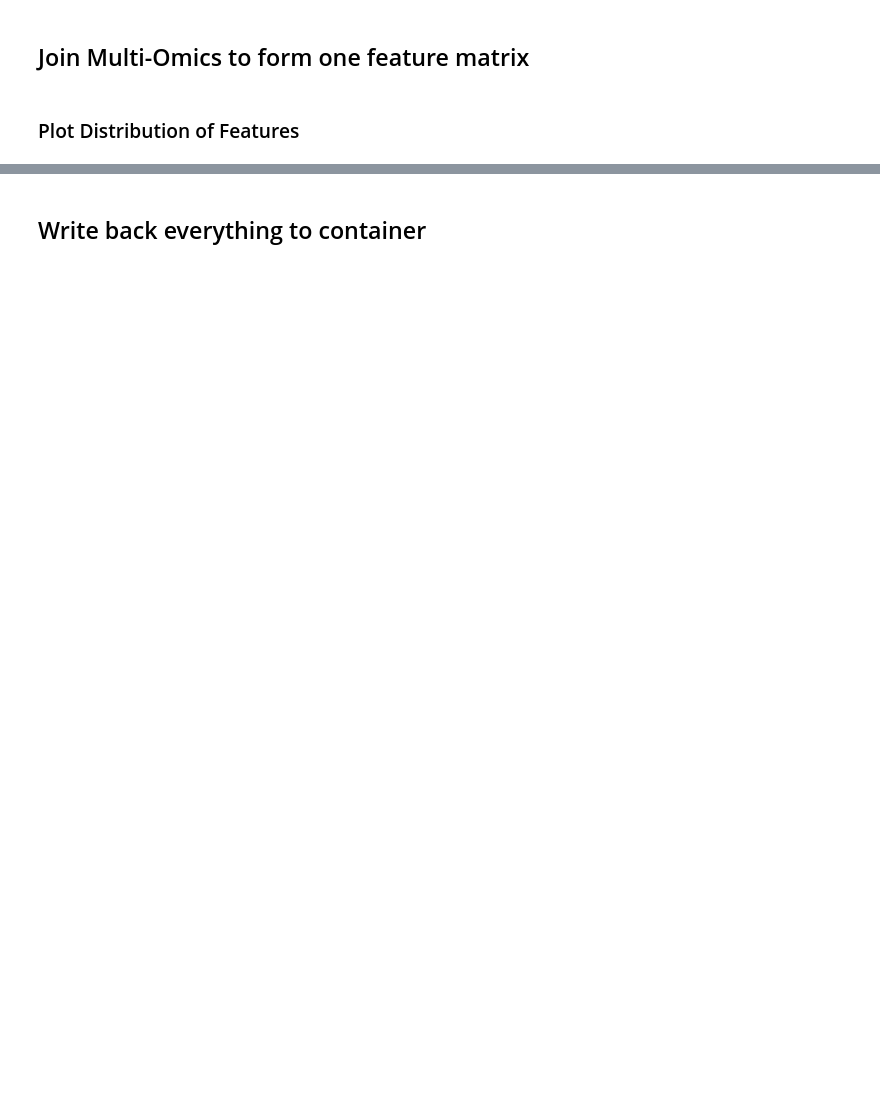
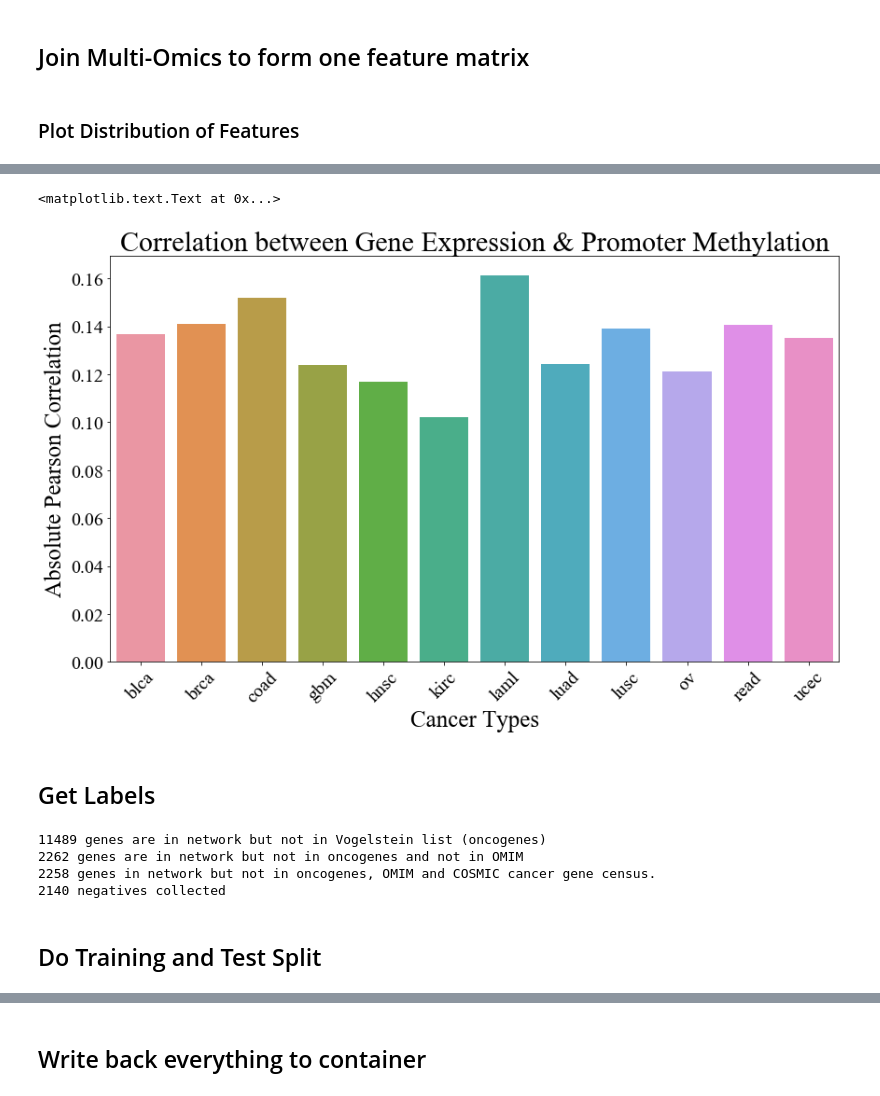
Before and after one commit to schulter/EMOGI, a Jupyter notebook: pancancer/preprocessing/build_multiomics_container.ipynb, the cells around one changed output, grey strips where cells are left out. Saved outputs shown, nothing was run; the diff lists cells and outputs as text; code cells hidden in the pictures; blank space fills up the shorter version.

```diff
--- a/pancancer/preprocessing/build_multiomics_container.ipynb
+++ b/pancancer/preprocessing/build_multiomics_container.ipynb
@@ -90,0 +117,20 @@ fig.savefig('multi_omics_feature_distribution_normed.png', dpi=300)
+# %%
+import scipy
+methgecorr = []
+for i in range(12):
+    corr = scipy.stats.pearsonr(meth_features[:, i], ge_features[:, i])
+    #print ("Correlation for {} between promoter methylation and gene expression: {}".format(cnames_full[i], corr))
+    methgecorr.append(abs(corr[0]))
+
+fig = plt.figure(figsize=(14, 8))
+ax = seaborn.barplot(x=list(range(12)), y=methgecorr)
+_ = plt.xlabel('Cancer Types', fontsize=25)
+_ = plt.ylabel('Absolute Pearson Correlation', fontsize=25)
+_ = plt.xticks(range(12), cnames_full, rotation=45, fontsize=20)
+_ = plt.setp(plt.gca().get_yticklabels(), fontsize=20)
+plt.title('Correlation between Gene Expression & Promoter Methylation', fontsize=30)
+# %% [output]
+<matplotlib.text.Text at 0x...>
+[figure, added]
+# %% [markdown]
+## Get Labels
@@ -90,0 +158,34 @@ fig.savefig('multi_omics_feature_distribution_normed.png', dpi=300)
+# %%
+# get rid of the vogelstein cancer genes
+not_positives = nodes[~nodes.Name.isin(known_cancer_genes)]
+print ("{} genes are in network but not in Vogelstein list (oncogenes)".format(not_positives.shape[0]))
+
+# get rid of the OMIM disease genes
+omim_genes = pd.read_csv('../../data/pancancer/OMIM/genemap2.txt', sep='\t', comment='#', header=None)
+omim_genes.columns = ['Chromosome', 'Genomic Position Start', 'Genomic Position End', 'Cyto Location',
+                      'Computed Cyto Location', 'Mim Number', 'Gene Symbol', 'Gene Name',
+                      'Approved Symbol', 'Entrez Gene ID', 'Ensembl Gene ID', 'Comments',
+                      'Phenotypes', 'Mouse Gene Symbol/ID']
+omim_gene_names = []
+for idx, row in omim_genes.iterrows():
+    gene_names = row['Gene Symbol'].strip().split(',')
+    omim_gene_names += gene_names
+omim_gene_names = list(set(omim_gene_names))
+not_omim_not_pos = not_positives[~not_positives.Name.isin(omim_gene_names)]
+print ("{} genes are in network but not in oncogenes and not in OMIM".format(not_omim_not_pos.shape[0]))
+
+# get rid of genes that are not in COSMIC
+cosmic_gene_scores = pd.read_csv('../../data/pancancer/cosmic/cancer_gene_census.csv', header=0)
+not_omim_cosmic_pos = not_omim_not_pos[~not_omim_not_pos.Name.isin(cosmic_gene_scores['Gene Symbol'])]
+print ("{} genes in network but not in oncogenes, OMIM and COSMIC cancer gene census.".format(not_omim_cosmic_pos.shape[0]))
+
+# get rid of genes that are not candidate cancer genes
+negatives = not_omim_cosmic_pos[~not_omim_cosmic_pos.Name.isin(candidate_cancer_genes)]
+print ("{} negatives collected".format(negatives.shape[0]))
+# %% [output]
+11489 genes are in network but not in Vogelstein list (oncogenes)
+2262 genes are in network but not in oncogenes and not in OMIM
+2258 genes in network but not in oncogenes, OMIM and COSMIC cancer gene census.
+2140 negatives collected
+# %% [markdown]
+## Do Training and Test Split
```
Also changed, not shown: parts of 20 cells of this notebook.
